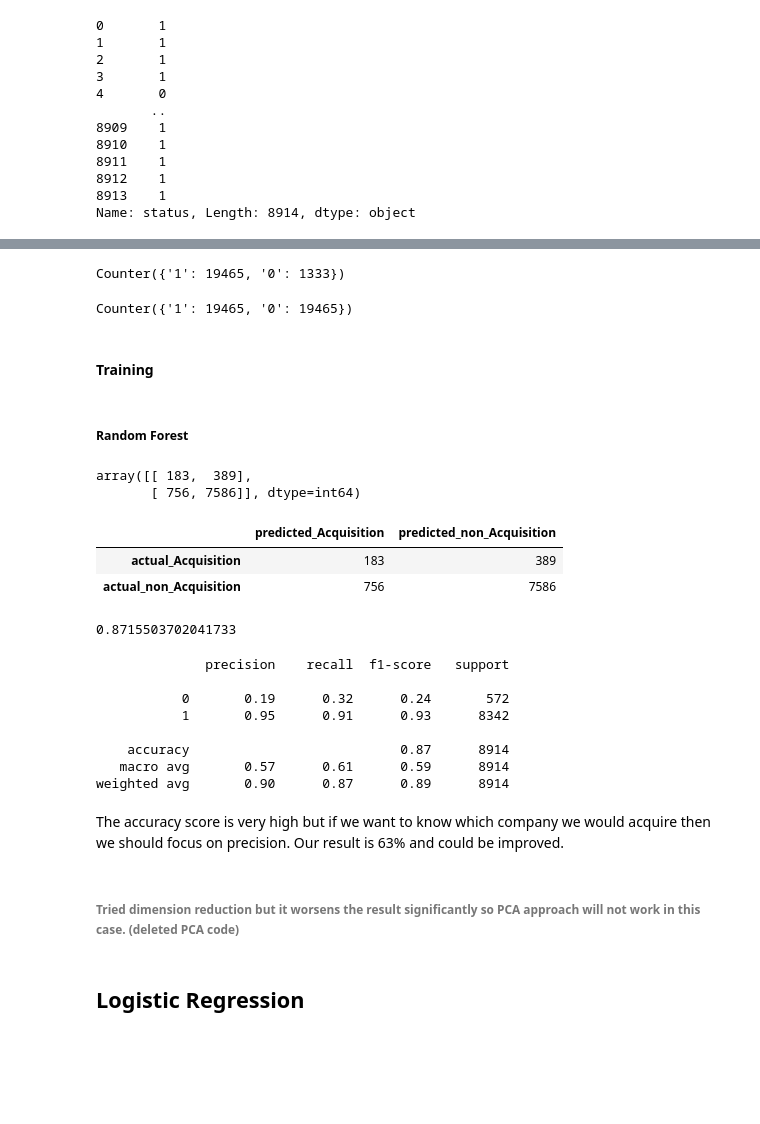
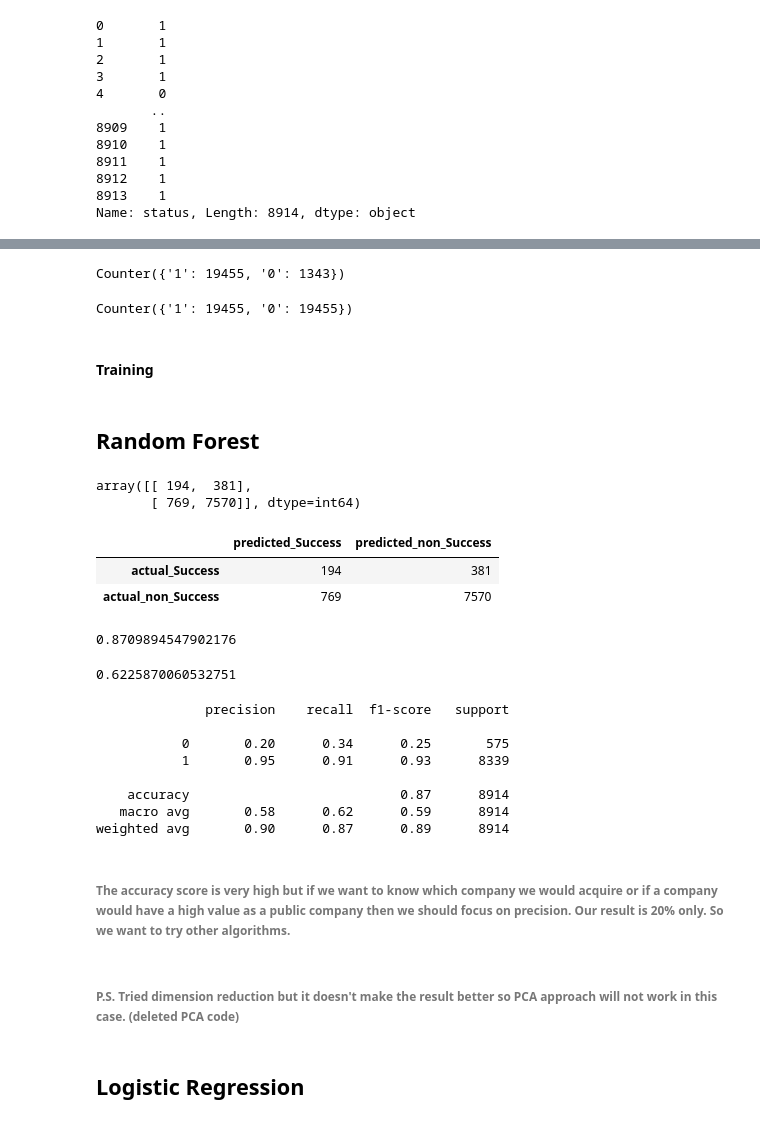
Before and after one commit to PaulIsenberg/FWIP_Venture, a Jupyter notebook: Other_approaches_applied_ML_NEW.ipynb, the cells around one changed output, grey strips where cells are left out. Drawn from its saved outputs; the diff is of its cells as text; code cells hidden in the pictures; blank space fills up the shorter version.

Commit message:
Final code with comments. Working on visualizing results

```diff
--- a/Other_approaches_applied_ML_NEW.ipynb
+++ b/Other_approaches_applied_ML_NEW.ipynb
@@ -1102,8 +1089,8 @@ array(['operating', 'acquired', 'closed', 'ipo'], dtype=object)
 # %%
 # Setting labels in the column for our target (acqusition)
 у1_df_copy = у_df.copy()
-у1_df_copy['status'].replace(to_replace=['acquired'], value='0', inplace=True)
-у1_df_copy['status'].replace(to_replace=['operating', 'closed', 'ipo'], value='1', inplace=True)
+у1_df_copy['status'].replace(to_replace=['acquired',  'ipo'], value='0', inplace=True)
+у1_df_copy['status'].replace(to_replace=['operating', 'closed'], value='1', inplace=True)
 у1_df_copy
 # %% [output]
 |  | object_id | status |
@@ -1301,17 +1289,17 @@ X_train_scaled
 # Count target train data
 Counter(y_train)
 # %% [output]
-Counter({'1': 19465, '0': 1333})
+Counter({'1': 19455, '0': 1343})
 # %%
 # Resampling with SMOTE Oversampling
 X_resampled, y_resampled = SMOTE(random_state=1, sampling_strategy='auto').fit_resample(X_train_scaled, y_train)
 Counter(y_resampled)
 # %% [output]
-Counter({'1': 19465, '0': 19465})
+Counter({'1': 19455, '0': 19455})
 # %% [markdown]
 #### Training
 # %% [markdown]
-##### Random Forest
+## Random Forest
 # %%
 # Creating random forest classifier
 rf_model = RandomForestClassifier(n_estimators=128, random_state=78)
@@ -1326,37 +1314,42 @@ predictions = rf_model.predict(X_test_scaled)
 cm = confusion_matrix(y_test, predictions)
 cm
 # %% [output]
-array([[ 183,  389],
-       [ 756, 7586]], dtype=int64)
+array([[ 194,  381],
+       [ 769, 7570]], dtype=int64)
 # %%
 # Out of confusion matrix making a df with proper label names
-df_rand_for = pd.DataFrame(data=cm, columns=["predicted_Acquisition","predicted_non_Acquisition"], index=["actual_Acquisition","actual_non_Acquisition"])
+df_rand_for = pd.DataFrame(data=cm, columns=["predicted_Success","predicted_non_Success"], index=["actual_Success","actual_non_Success"])
 df_rand_for
 # %% [output]
-|  | predicted_Acquisition | predicted_non_Acquisition |
-| actual_Acquisition | 183 | 389 |
-| actual_non_Acquisition | 756 | 7586 |
+|  | predicted_Success | predicted_non_Success |
+| actual_Success | 194 | 381 |
+| actual_non_Success | 769 | 7570 |
 # %%
 # Calculating the accuracy score.
 acc_score = accuracy_score(y_test, predictions)
 acc_score
 # %% [output]
-0.8715503702041733
+0.8709894547902176
+# %%
+# Balanced accuracy score - considers all factors in confusion matrix
+balanced_accuracy_score(y_test, predictions)
+# %% [output]
+0.6225870060532751
 # %%
 print(classification_report(y_test, predictions))
 # %% [output]
               precision    recall  f1-score   support
 
-           0       0.19      0.32      0.24       572
-           1       0.95      0.91      0.93      8342
+           0       0.20      0.34      0.25       575
+           1       0.95      0.91      0.93      8339
 
     accuracy                           0.87      8914
-   macro avg       0.57      0.61      0.59      8914
+   macro avg       0.58      0.62      0.59      8914
 weighted avg       0.90      0.87      0.89      8914
 # %% [markdown]
-The accuracy score is very high but if we want to know which company we would acquire then we should focus on precision. Our result is 63% and could be improved.
+###### The accuracy score is very high but if we want to know which company we would acquire or if a company would have a high value as a public company then we should focus on precision. Our result is 20% only. So we want to try other algorithms.
 # %% [markdown]
-######  Tried dimension reduction but it worsens the result significantly so PCA approach will not work in this case. (deleted PCA code)
+######  P.S. Tried dimension reduction but it doesn't make the result better so PCA approach will not work in this case. (deleted PCA code)
 # %% [markdown]
 ## Logistic Regression
 # %%
```
Also changed, not shown: parts of 103 cells of this notebook.
